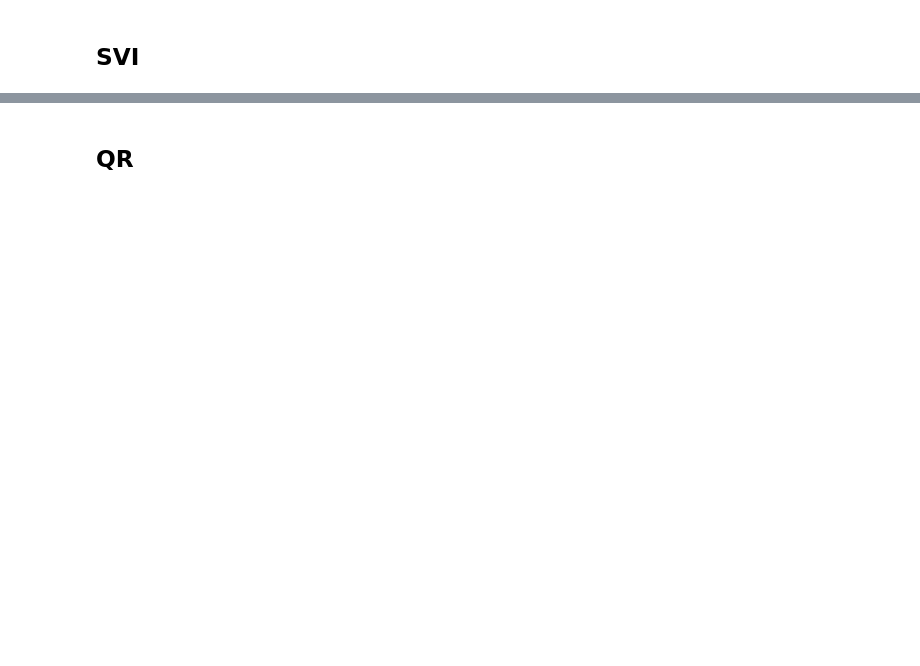
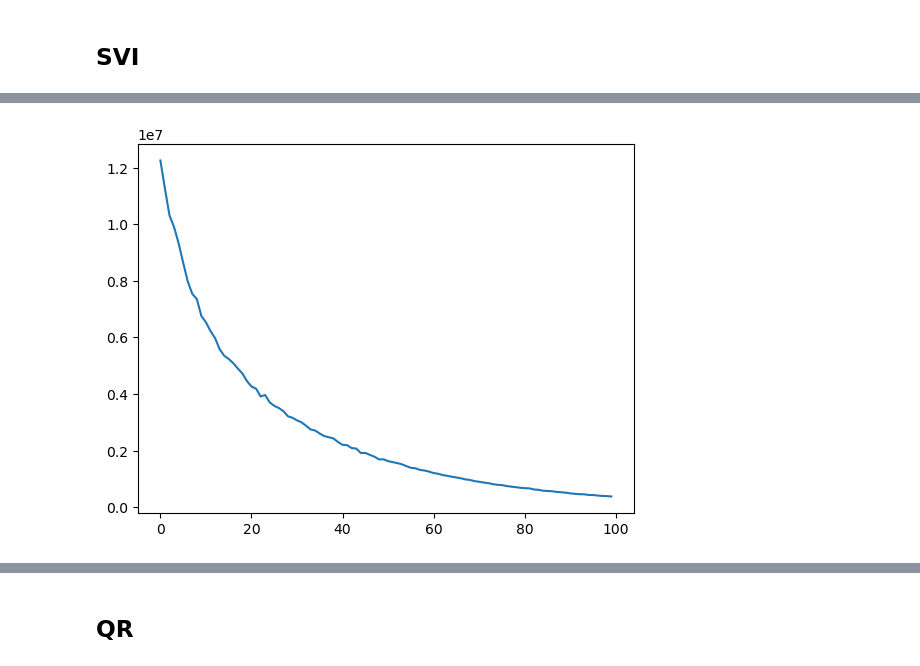
Before and after one commit to filippobezzi/Bayesian-Inference-in-High-Dimensional-Reservoir-Dynamics-for-Neural-Time-Series, a Jupyter notebook: final.ipynb, the cells around one changed output, grey strips where cells are left out. Cells and saved outputs as stored; diff of their text form; code cells hidden in the pictures; blank space fills up the shorter version.

```diff
--- a/final.ipynb
+++ b/final.ipynb
@@ -96,0 +106,5 @@ y_pred = esn_mcmc.predict(test_set)
+# %%
+# move datasets to cpu
+train_set = train_set.to(torch.device("cpu"))
+cal_set = cal_set.to(torch.device("cpu"))
+test_set = test_set.to(torch.device("cpu"))
@@ -97,11 +171,15 @@ y_pred = esn_mcmc.predict(test_set)
 # %% [markdown]
 ## SVI
+# %%
+svi_model_real = BayesianModel(
+    in_features=num_neurons_real, out_features=num_features_real
+).to(device)
 # %%
 # Setup Optimizer
-LR = 0.001
+LR = 0.0001
 EPOCHS = 100
 
-optimizer = pyro.optim.Adam({"lr": LR})
+optimizer = Adam({"lr": LR})
 # %%
 # PYRO GUIDE
 
@@ -109,7 +187,14 @@ RANK = int(np.sqrt(num_neurons_real))  # Rank for the Multivariate Normal
 guide = AutoLowRankMultivariateNormal(bayes_model_real, rank=RANK)
 # %%
 esn_var_real = ESNVariational(
-    bayes_model_real,
+    svi_model_real,
     guide,
     optimizer,
 )
+# %%
+loss_history = esn_var_real.train(
+    DataLoader(train_set, batch_size=16, shuffle=True), EPOCHS
+)
+plt.plot(loss_history)
+plt.show()
+# %% [output]
@@ -115,0 +202 @@ esn_var_real = ESNVariational(
+[figure, added]
```
Also changed, not shown: parts of 28 cells of this notebook, 5 other files.
